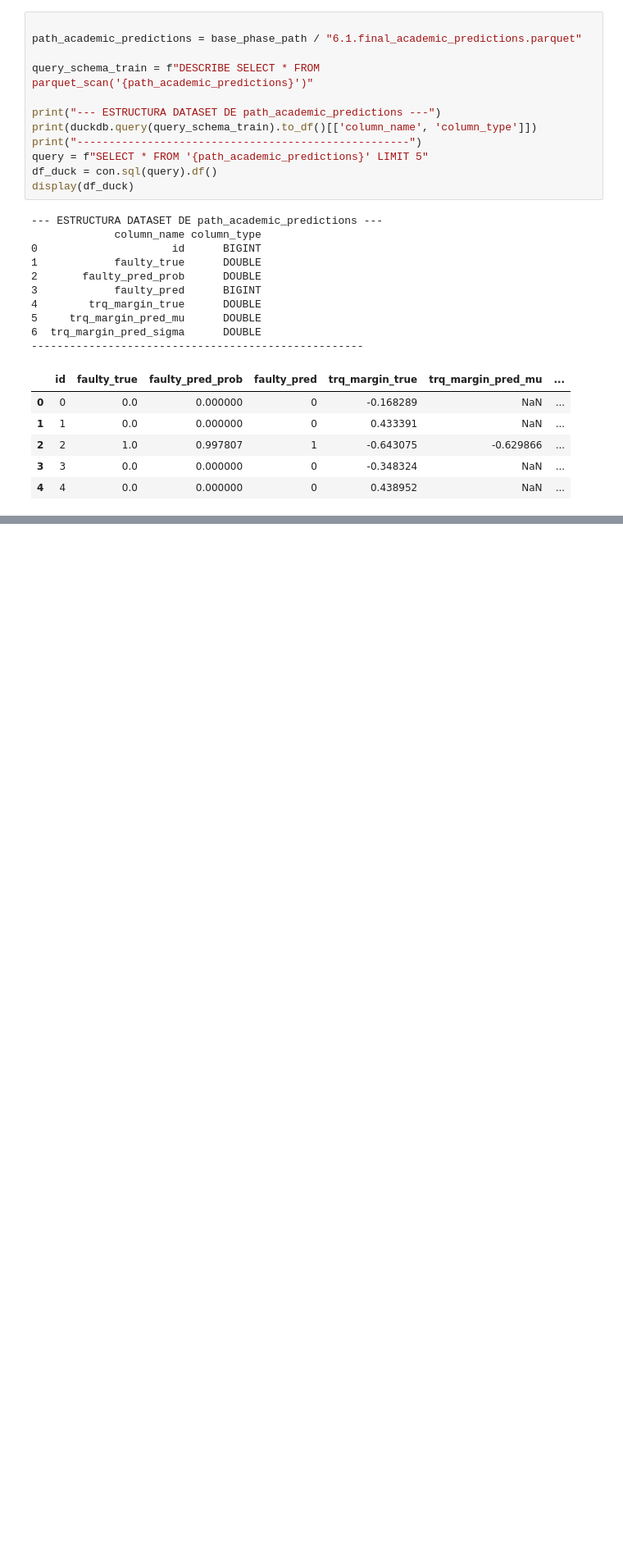
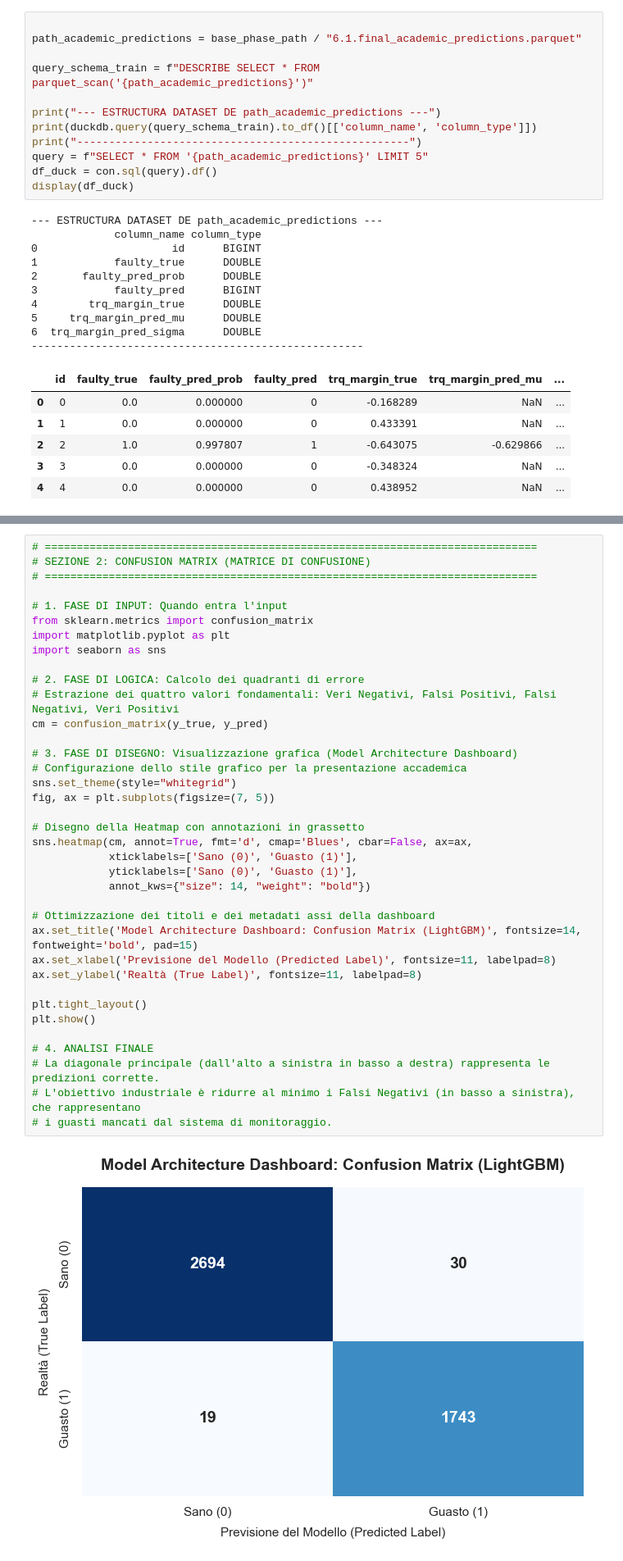
Before and after one commit to Catalinaqi/Project_MPPR-AI_B_PHM_America_2024, a Jupyter notebook: notebooks/phase6_analysis.ipynb, the cells around one changed output, grey strips where cells are left out. Shown at 82% size. Saved outputs shown, nothing was run; the diff lists cells and outputs as text; blank space fills up the shorter version.

```diff
--- a/notebooks/phase6_analysis.ipynb
+++ b/notebooks/phase6_analysis.ipynb
@@ -52,0 +247,39 @@ display(df_duck)
+# %%
+# =============================================================================
+# SEZIONE 2: CONFUSION MATRIX (MATRICE DI CONFUSIONE)
+# =============================================================================
+
+# 1. FASE DI INPUT: Quando entra l'input
+from sklearn.metrics import confusion_matrix
+import matplotlib.pyplot as plt
+import seaborn as sns
+
+# 2. FASE DI LOGICA: Calcolo dei quadranti di errore
+# Estrazione dei quattro valori fondamentali: Veri Negativi, Falsi Positivi, Falsi Negativi, Veri Positivi
+cm = confusion_matrix(y_true, y_pred)
+
+# 3. FASE DI DISEGNO: Visualizzazione grafica (Model Architecture Dashboard)
+# Configurazione dello stile grafico per la presentazione accademica
+sns.set_theme(style="whitegrid")
+fig, ax = plt.subplots(figsize=(7, 5))
+
+# Disegno della Heatmap con annotazioni in grassetto
+sns.heatmap(cm, annot=True, fmt='d', cmap='Blues', cbar=False, ax=ax,
+            xticklabels=['Sano (0)', 'Guasto (1)'],
+            yticklabels=['Sano (0)', 'Guasto (1)'],
+            annot_kws={"size": 14, "weight": "bold"})
+
+# Ottimizzazione dei titoli e dei metadati assi della dashboard
+ax.set_title('Model Architecture Dashboard: Confusion Matrix (LightGBM)', fontsize=14, fontweight='bold', pad=15)
+ax.set_xlabel('Previsione del Modello (Predicted Label)', fontsize=11, labelpad=8)
+ax.set_ylabel('Realtà (True Label)', fontsize=11, labelpad=8)
+
+plt.tight_layout()
+plt.show()
+
+# 4. ANALISI FINALE
+# La diagonale principale (dall'alto a sinistra in basso a destra) rappresenta le predizioni corrette.
+# L'obiettivo industriale è ridurre al minimo i Falsi Negativi (in basso a sinistra), che rappresentano
+# i guasti mancati dal sistema di monitoraggio.
+# %% [output]
+[figure, added]
```
Also changed, not shown: parts of 7 cells of this notebook, 48 other files.
